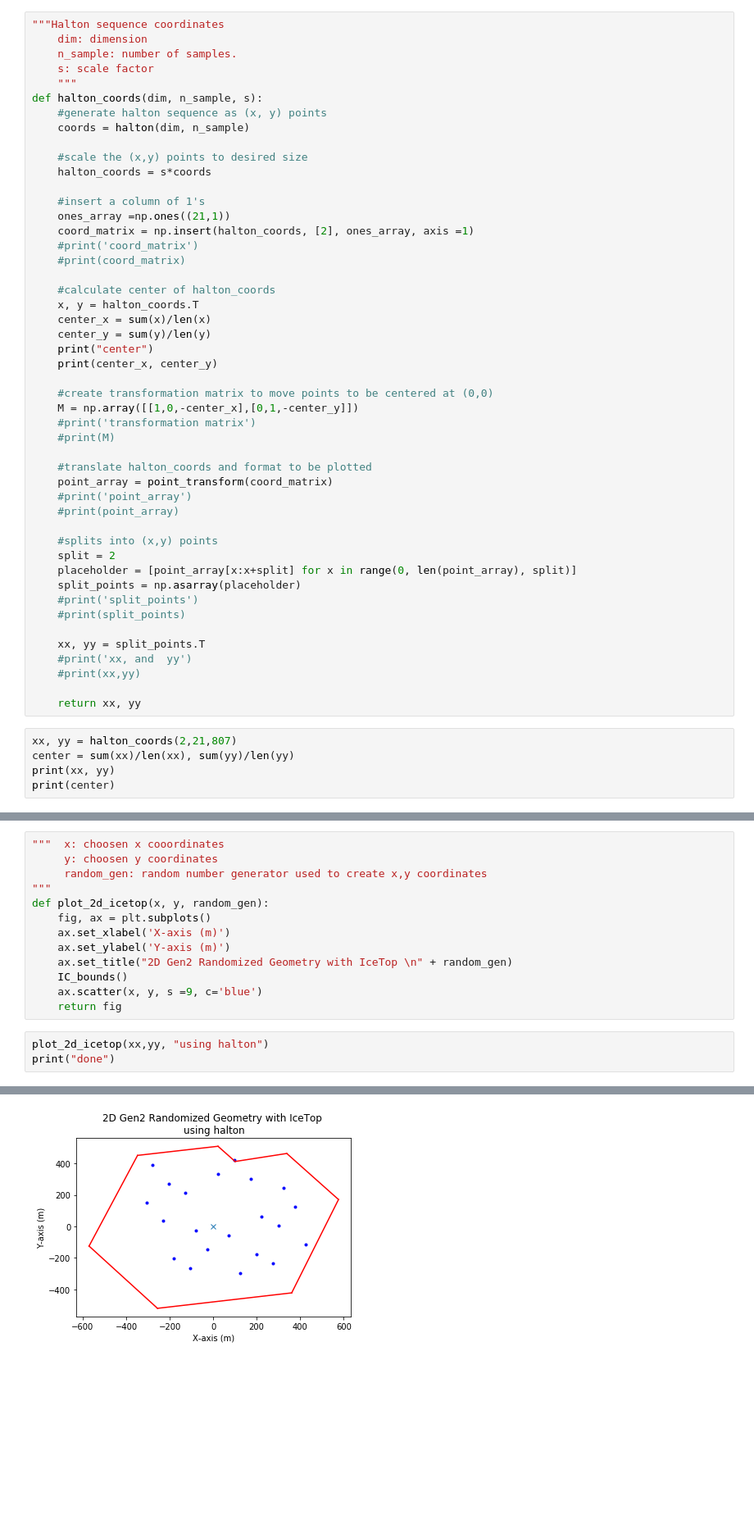
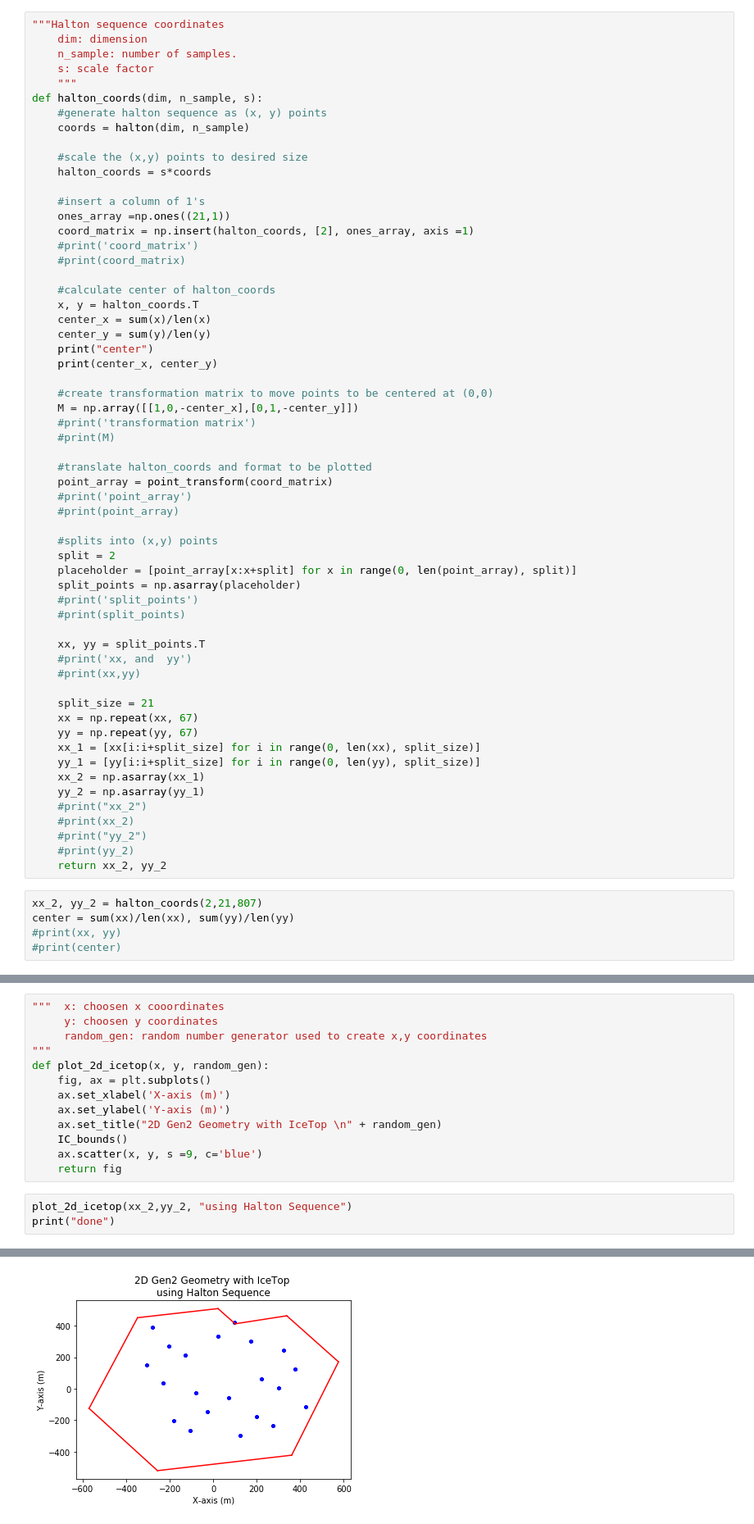
Before and after one commit to Patricia-Mcmillin/PMcmillin_REU, a Jupyter notebook: halton_sequence.ipynb, the cells around one changed output, grey strips where cells are left out. Shown at 82% size. Cells and saved outputs as stored; diff of their text form; blank space fills up the shorter version.

Commit message:
added points for all DOMs and 3d plot

```diff
--- a/halton_sequence.ipynb
+++ b/halton_sequence.ipynb
@@ -197,12 +197,23 @@ def halton_coords(dim, n_sample, s):
     #print('xx, and  yy')
     #print(xx,yy)
 
-    return xx, yy
+    split_size = 21
+    xx = np.repeat(xx, 67)
+    yy = np.repeat(yy, 67)
+    xx_1 = [xx[i:i+split_size] for i in range(0, len(xx), split_size)]
+    yy_1 = [yy[i:i+split_size] for i in range(0, len(yy), split_size)]
+    xx_2 = np.asarray(xx_1)
+    yy_2 = np.asarray(yy_1)
+    #print("xx_2")
+    #print(xx_2)
+    #print("yy_2")
+    #print(yy_2)
+    return xx_2, yy_2
 # %%
-xx, yy = halton_coords(2,21,807)
+xx_2, yy_2 = halton_coords(2,21,807)
 center = sum(xx)/len(xx), sum(yy)/len(yy)
-print(xx, yy)
-print(center)
+#print(xx, yy)
+#print(center)
 # %% [output]
 center
 381.88392857142856 374.3227513227513
@@ -224,13 +226,13 @@ def plot_2d_icetop(x, y, random_gen):
     fig, ax = plt.subplots()
     ax.set_xlabel('X-axis (m)')
     ax.set_ylabel('Y-axis (m)')
-    ax.set_title("2D Gen2 Randomized Geometry with IceTop \n" + random_gen)
+    ax.set_title("2D Gen2 Geometry with IceTop \n" + random_gen)
     IC_bounds()
     ax.scatter(x, y, s =9, c='blue')
     return fig
 # %%
-plot_2d_icetop(xx,yy, "using halton")
+plot_2d_icetop(xx_2,yy_2, "using Halton Sequence")
 print("done")
 # %% [output]
 done
-[figure, old version]
+[figure, new version]
```
Also changed, not shown: parts of 3 cells of this notebook.
